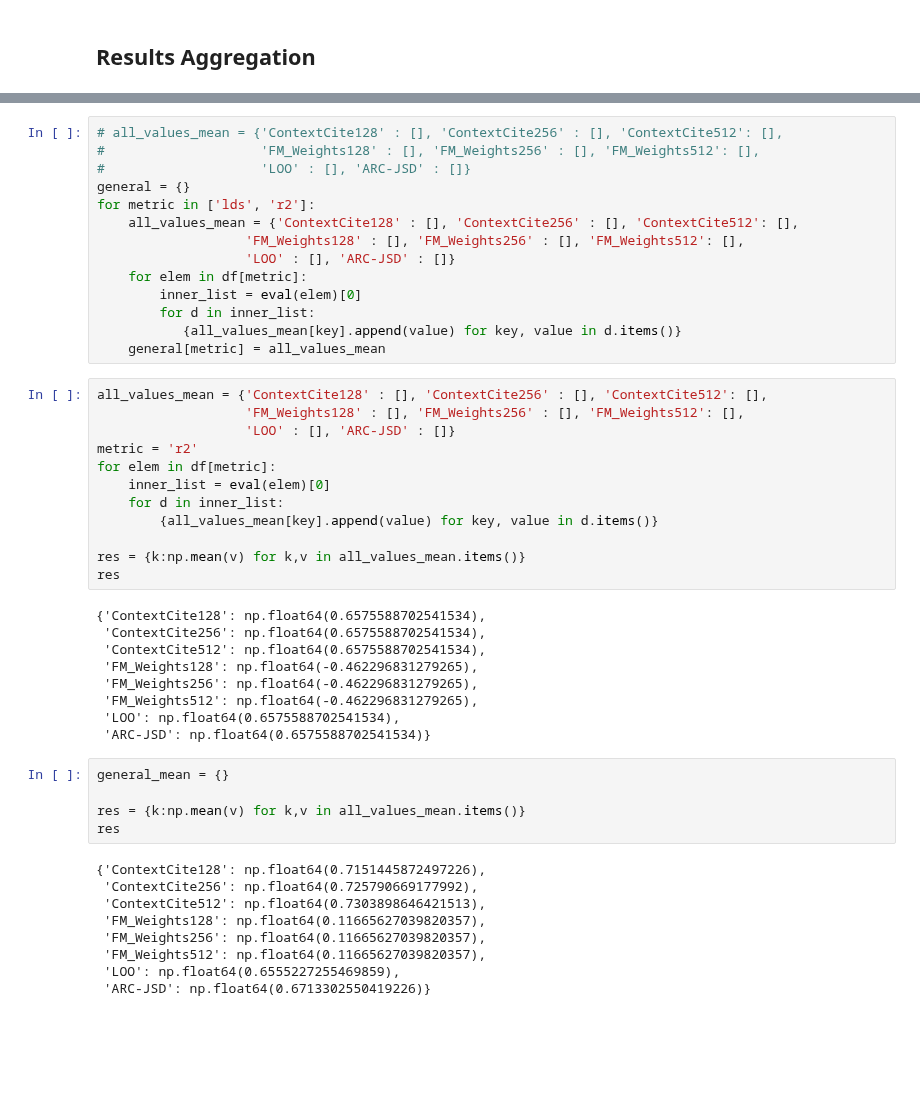
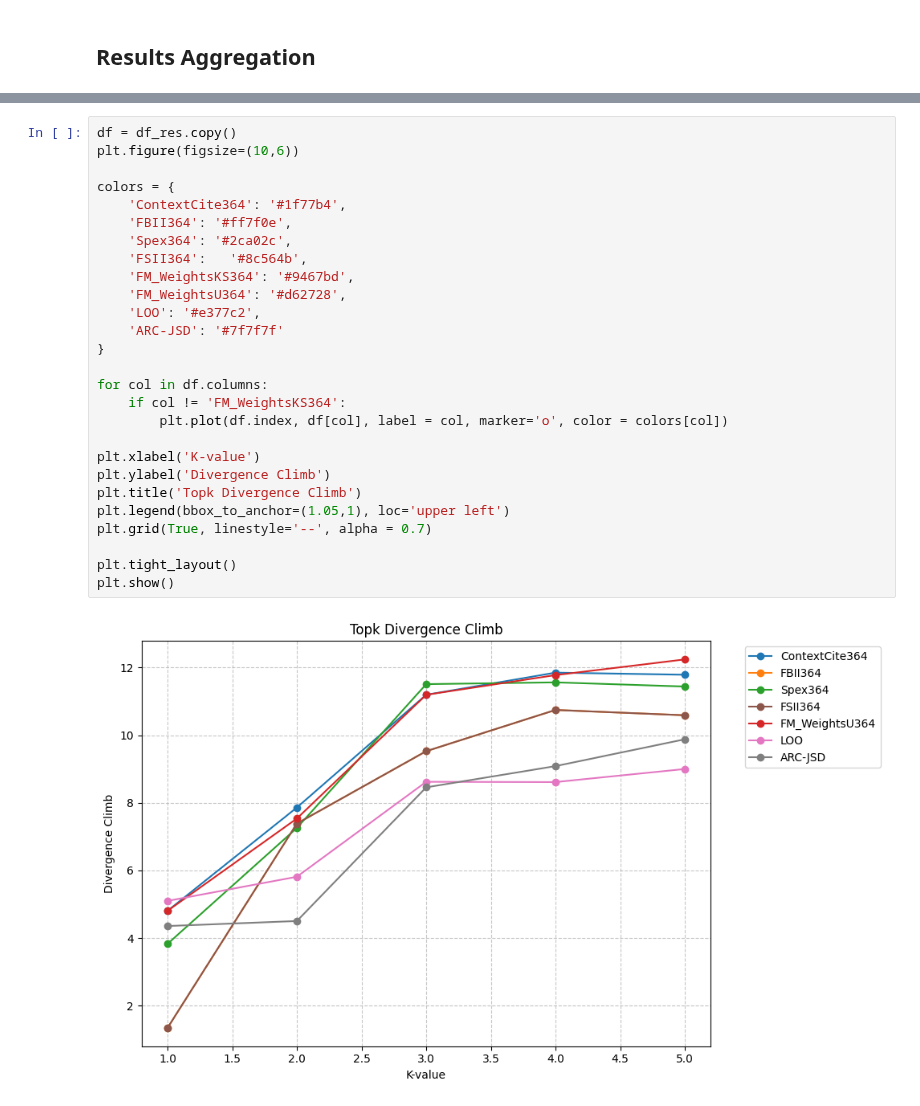
Before and after one commit to iNema9590/LLMX, a Jupyter notebook: Notebooks/2wiki.ipynb, the cells around one changed output, grey strips where cells are left out. Drawn from its saved outputs; the diff is of its cells as text; blank space fills up the shorter version.

```diff
--- a/Notebooks/2wiki.ipynb
+++ b/Notebooks/2wiki.ipynb
@@ -375,49 +396,29 @@ df_sample[['supporting_sentences_index']]
-# %%
-# all_values_mean = {'ContextCite128' : [], 'ContextCite256' : [], 'ContextCite512': [],
-#                    'FM_Weights128' : [], 'FM_Weights256' : [], 'FM_Weights512': [],
-#                    'LOO' : [], 'ARC-JSD' : []}
-general = {}
-for metric in ['lds', 'r2']:
-    all_values_mean = {'ContextCite128' : [], 'ContextCite256' : [], 'ContextCite512': [],
-                   'FM_Weights128' : [], 'FM_Weights256' : [], 'FM_Weights512': [],
-                   'LOO' : [], 'ARC-JSD' : []}
-    for elem in df[metric]:
-        inner_list = eval(elem)[0]
-        for d in inner_list:
-           {all_values_mean[key].append(value) for key, value in d.items()}
-    general[metric] = all_values_mean
-# %%
-all_values_mean = {'ContextCite128' : [], 'ContextCite256' : [], 'ContextCite512': [],
-                   'FM_Weights128' : [], 'FM_Weights256' : [], 'FM_Weights512': [],
-                   'LOO' : [], 'ARC-JSD' : []}
-metric = 'r2'
-for elem in df[metric]:
-    inner_list = eval(elem)[0]
-    for d in inner_list:
-        {all_values_mean[key].append(value) for key, value in d.items()}
-
-res = {k:np.mean(v) for k,v in all_values_mean.items()}
-res
-# %% [output]
-{'ContextCite128': np.float64(0.6575588702541534),
- 'ContextCite256': np.float64(0.6575588702541534),
- 'ContextCite512': np.float64(0.6575588702541534),
- 'FM_Weights128': np.float64(-0.462296831279265),
- 'FM_Weights256': np.float64(-0.462296831279265),
- 'FM_Weights512': np.float64(-0.462296831279265),
- 'LOO': np.float64(0.6575588702541534),
- 'ARC-JSD': np.float64(0.6575588702541534)}
-# %%
-general_mean = {}
-
-res = {k:np.mean(v) for k,v in all_values_mean.items()}
-res
-# %% [output]
-{'ContextCite128': np.float64(0.7151445872497226),
- 'ContextCite256': np.float64(0.725790669177992),
- 'ContextCite512': np.float64(0.7303898646421513),
- 'FM_Weights128': np.float64(0.11665627039820357),
- 'FM_Weights256': np.float64(0.11665627039820357),
- 'FM_Weights512': np.float64(0.11665627039820357),
- 'LOO': np.float64(0.6555227255469859),
- 'ARC-JSD': np.float64(0.6713302550419226)}
+# %%
+df = df_res.copy()
+plt.figure(figsize=(10,6))
+
+colors = {
+    'ContextCite364': '#1f77b4',
+    'FBII364': '#ff7f0e',
+    'Spex364': '#2ca02c',
+    'FSII364':   '#8c564b',
+    'FM_WeightsKS364': '#9467bd',
+    'FM_WeightsU364': '#d62728',
+    'LOO': '#e377c2',
+    'ARC-JSD': '#7f7f7f'
+}
+
+for col in df.columns:
+    if col != 'FM_WeightsKS364':
+        plt.plot(df.index, df[col], label = col, marker='o', color = colors[col])
+
+plt.xlabel('K-value')
+plt.ylabel('Divergence Climb')
+plt.title('Topk Divergence Climb')
+plt.legend(bbox_to_anchor=(1.05,1), loc='upper left')
+plt.grid(True, linestyle='--', alpha = 0.7)
+
+plt.tight_layout()
+plt.show()
+# %% [output]
+[figure, added]
```
Also changed, not shown: parts of 58 cells of this notebook.
